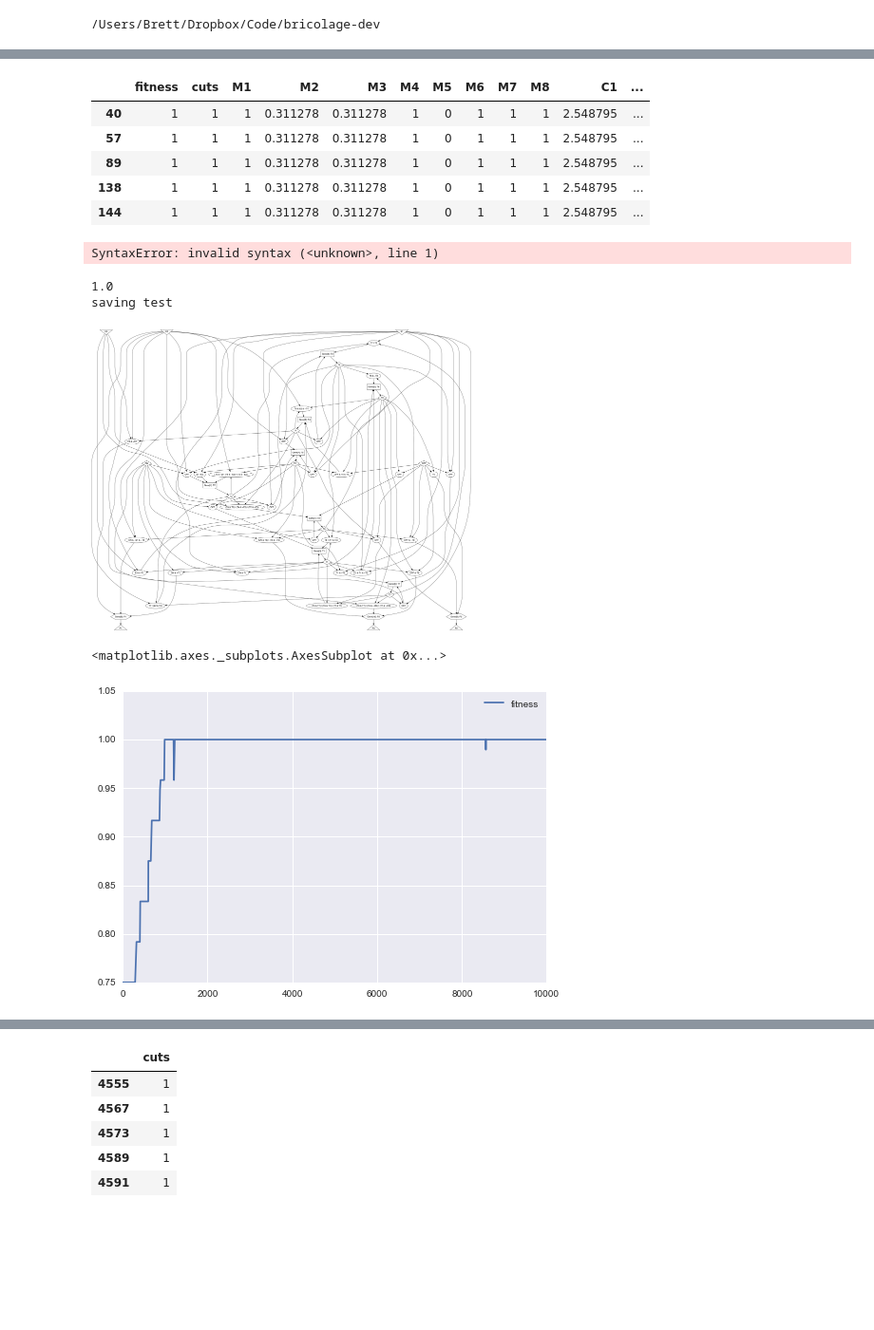
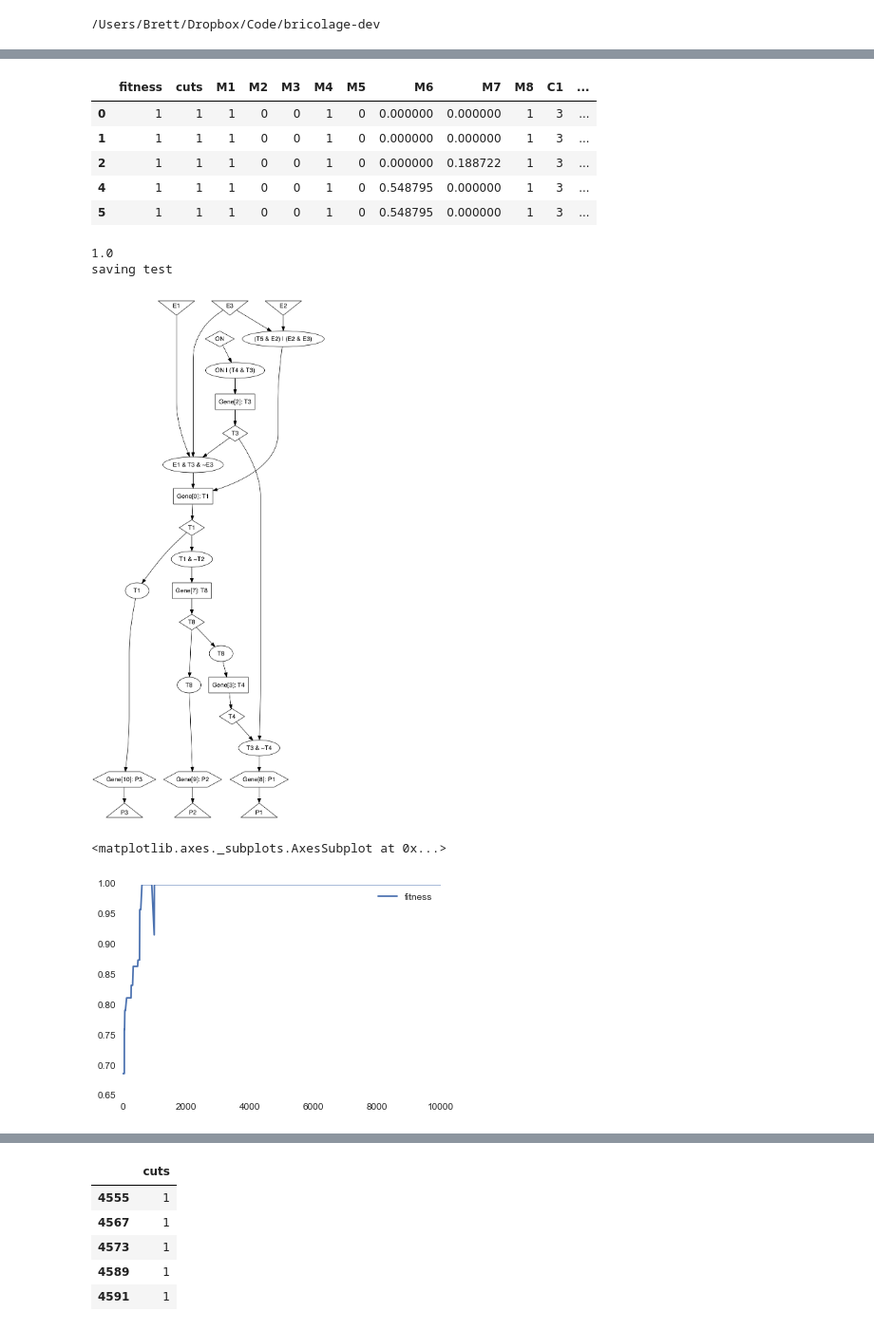
Before and after one commit to brettc/bricolage, a Jupyter notebook: experiments/simple-analysis.ipynb, the cells around one changed output, grey strips where cells are left out. Shown at 95% size. Drawn from its saved outputs; the diff is of its cells as text; code cells hidden in the pictures; blank space fills up the shorter version.

```diff
--- a/experiments/simple-analysis.ipynb
+++ b/experiments/simple-analysis.ipynb
@@ -21,7 +24,7 @@ def show_network(n, s=True):
 # %%
 treat = lineage.Treatment("/Users/Brett/Desktop/simple/01-(a-and-not-c)-or-(b-and-c)/")
 # %%
-rep = treat.replicates[13]
+rep = treat.replicates[15]
 lin = rep.get_lineage(readonly=True)
 targ = lin.targets[0]
 flow = [0, 0, 1]
@@ -41,24 +44,20 @@ pf.describe()
 # %%
-pf.query('C1 > 2.5').head()
+pf.query('C1 == 3').head()
 # %% [output]
 |  | fitness | cuts | M1 | M2 | M3 | M4 | M5 | M6 | M7 | M8 | C1 | ... |
-| 40 | 1 | 1 | 1 | 0.311278 | 0.311278 | 1 | 0 | 1 | 1 | 1 | 2.548795 | ... |
-| 57 | 1 | 1 | 1 | 0.311278 | 0.311278 | 1 | 0 | 1 | 1 | 1 | 2.548795 | ... |
-| 89 | 1 | 1 | 1 | 0.311278 | 0.311278 | 1 | 0 | 1 | 1 | 1 | 2.548795 | ... |
-| 138 | 1 | 1 | 1 | 0.311278 | 0.311278 | 1 | 0 | 1 | 1 | 1 | 2.548795 | ... |
-| 144 | 1 | 1 | 1 | 0.311278 | 0.311278 | 1 | 0 | 1 | 1 | 1 | 2.548795 | ... |
+| 0 | 1 | 1 | 1 | 0 | 0 | 1 | 0 | 0.000000 | 0.000000 | 1 | 3 | ... |
+| 1 | 1 | 1 | 1 | 0 | 0 | 1 | 0 | 0.000000 | 0.000000 | 1 | 3 | ... |
+| 2 | 1 | 1 | 1 | 0 | 0 | 1 | 0 | 0.000000 | 0.188722 | 1 | 3 | ... |
+| 4 | 1 | 1 | 1 | 0 | 0 | 1 | 0 | 0.548795 | 0.000000 | 1 | 3 | ... |
+| 5 | 1 | 1 | 1 | 0 | 0 | 1 | 0 | 0.548795 | 0.000000 | 1 | 3 | ... |
-# %%
-pf.query('cuts == 1.0 and ').count()
-# %% [output]
-SyntaxError: invalid syntax (<unknown>, line 1)
 # %%
-net = lin.population[40]
+net = lin.population[0]
 print net.fitness
-show_network(net, False)
+show_network(net)
 # %% [output]
 1.0
 saving test
-[figure, old version]
+[figure, new version]
 # %%
 anc = lin.get_ancestry(net.identifier)
 ff, mf, cf = analysis.make_ancestry_frames(anc, targ, flow)
@@ -66,7 +65,7 @@ ff, mf, cf = analysis.make_ancestry_frames(anc, targ, flow)
 ff.plot()
 # %% [output]
 <matplotlib.axes._subplots.AxesSubplot at 0x...>
-[figure, old version]
+[figure, new version]
 # %%
 mf.plot()
 # %% [output]
```
Also changed, not shown: parts of 15 cells of this notebook.
